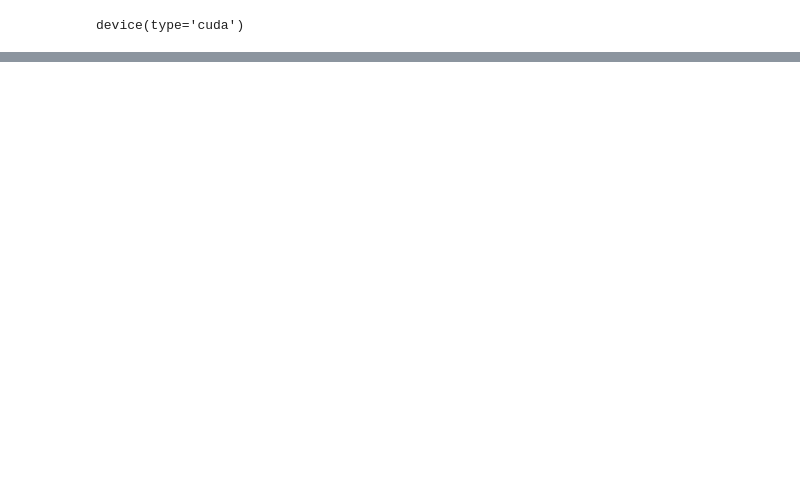
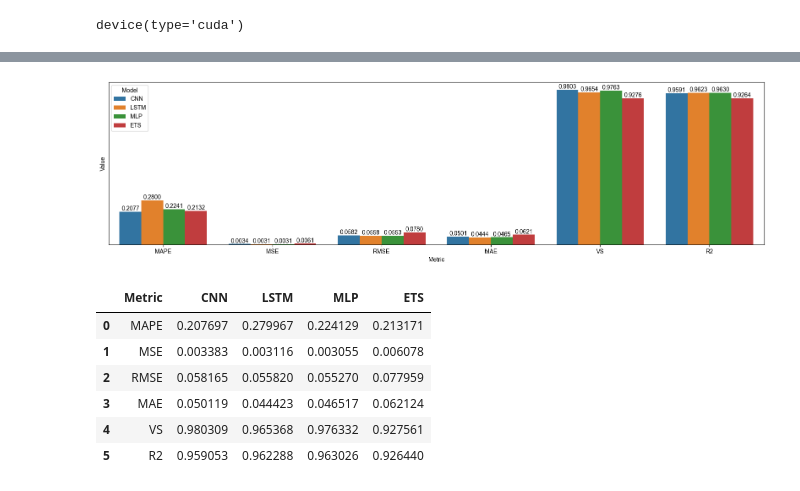
Before and after one commit to StevenBaby/tsa, a Jupyter notebook: playground/006 ets.ipynb, the cells around one changed output, grey strips where cells are left out. Drawn from its saved outputs; the diff is of its cells as text; code cells hidden in the pictures; blank space fills up the shorter version.

```diff
--- a/playground/006 ets.ipynb
+++ b/playground/006 ets.ipynb
@@ -118,0 +40,38 @@ df
+# %%
+df = pd.DataFrame()
+data = []
+
+for i, model in enumerate(models):
+    name = type(model).__name__
+
+    m = tone.utils.learning.metrics(
+        real.detach().cpu().numpy(),
+        preds[i].detach().cpu().numpy()
+    )
+
+    df['Metric'] = [key.upper() for key in m.keys()]
+    df[name] = m.values()
+
+    for key, value in m.items():
+        data.append([name, key.upper(), value])
+
+data = pd.DataFrame(data, columns=['Model', 'Metric', 'Value'])
+
+fig, ax = plt.subplots(figsize=(20, 5))
+ax = sns.barplot(data, x='Metric', y='Value', hue='Model', ax=ax)
+for container in ax.containers:
+    ax.bar_label(container, fmt='%.4f')
+ax.set_yticks([])
+sns.set_style('darkgrid')
+plt.show()
+
+df
+# %% [output]
+[figure, added]
+|  | Metric | CNN | LSTM | MLP | ETS |
+| 0 | MAPE | 0.207697 | 0.279967 | 0.224129 | 0.213171 |
+| 1 | MSE | 0.003383 | 0.003116 | 0.003055 | 0.006078 |
+| 2 | RMSE | 0.058165 | 0.055820 | 0.055270 | 0.077959 |
+| 3 | MAE | 0.050119 | 0.044423 | 0.046517 | 0.062124 |
+| 4 | VS | 0.980309 | 0.965368 | 0.976332 | 0.927561 |
+| 5 | R2 | 0.959053 | 0.962288 | 0.963026 | 0.926440 |
```
Also changed, not shown: parts of 7 cells of this notebook, 1 other file.
